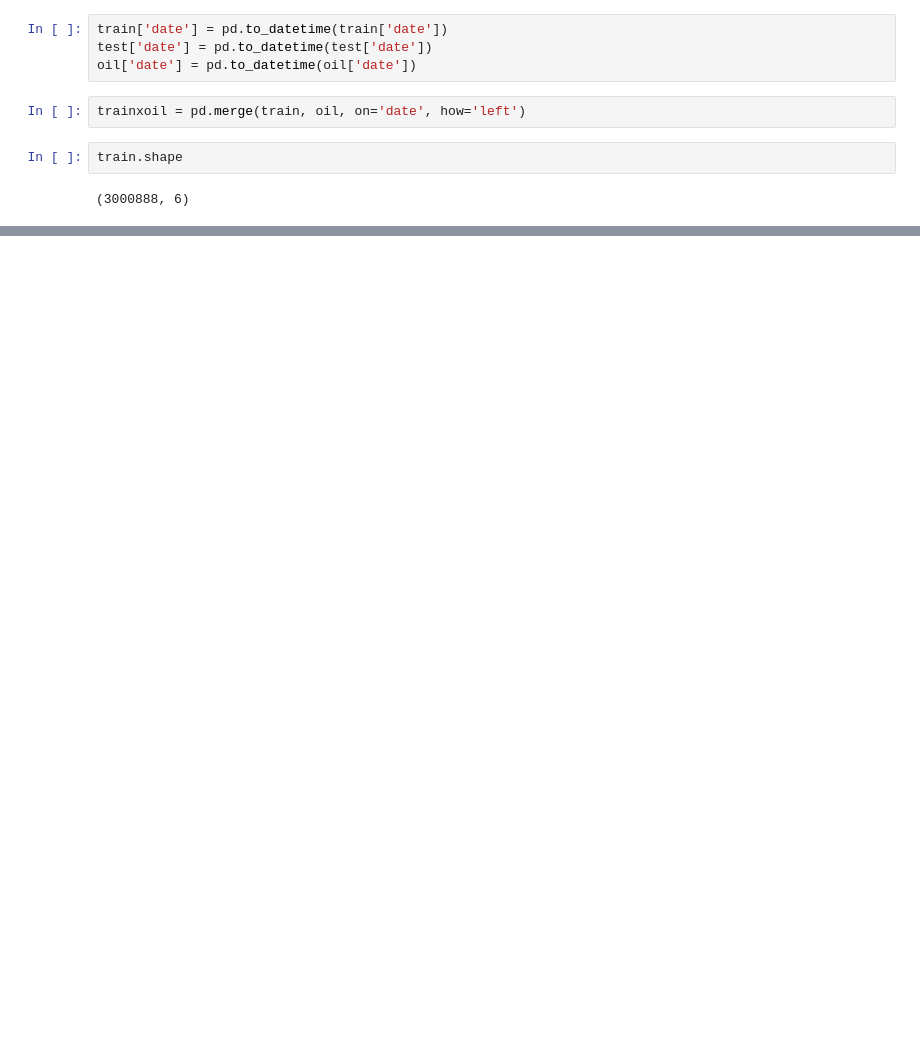
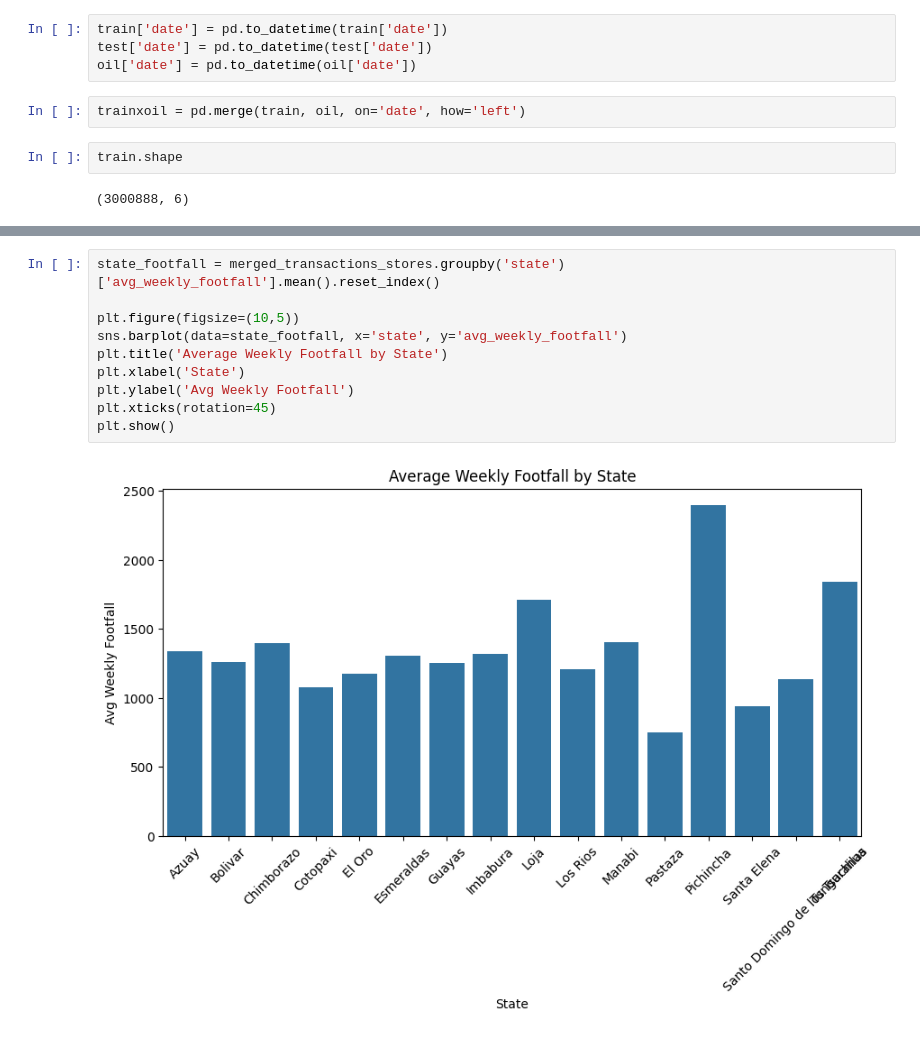
Before and after one commit to Ishikasingh101/Store_Sales_Prediction, a Jupyter notebook: experiments/EDA.ipynb, the cells around one changed output, grey strips where cells are left out. Saved outputs shown, nothing was run; the diff lists cells and outputs as text; blank space fills up the shorter version.

```diff
--- a/experiments/EDA.ipynb
+++ b/experiments/EDA.ipynb
@@ -914,0 +1034,12 @@ trainxoil[['family','sales']+list(oil.columns)].drop(columns = ["date"]).dropna(
+# %%
+state_footfall = merged_transactions_stores.groupby('state')['avg_weekly_footfall'].mean().reset_index()
+
+plt.figure(figsize=(10,5))
+sns.barplot(data=state_footfall, x='state', y='avg_weekly_footfall')
+plt.title('Average Weekly Footfall by State')
+plt.xlabel('State')
+plt.ylabel('Avg Weekly Footfall')
+plt.xticks(rotation=45)
+plt.show()
+# %% [output]
+[figure, added]
```
Also changed, not shown: parts of 20 cells of this notebook.
